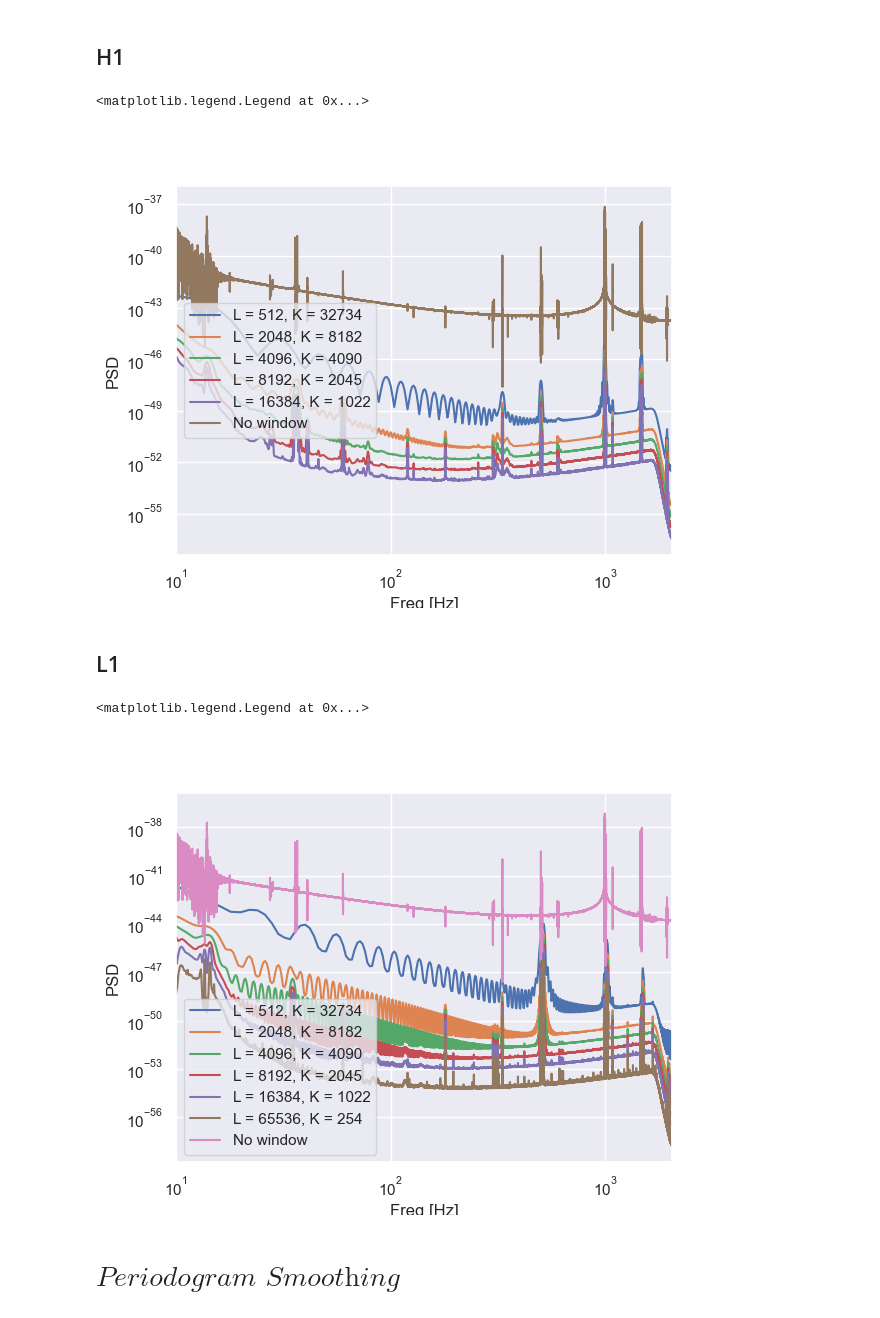
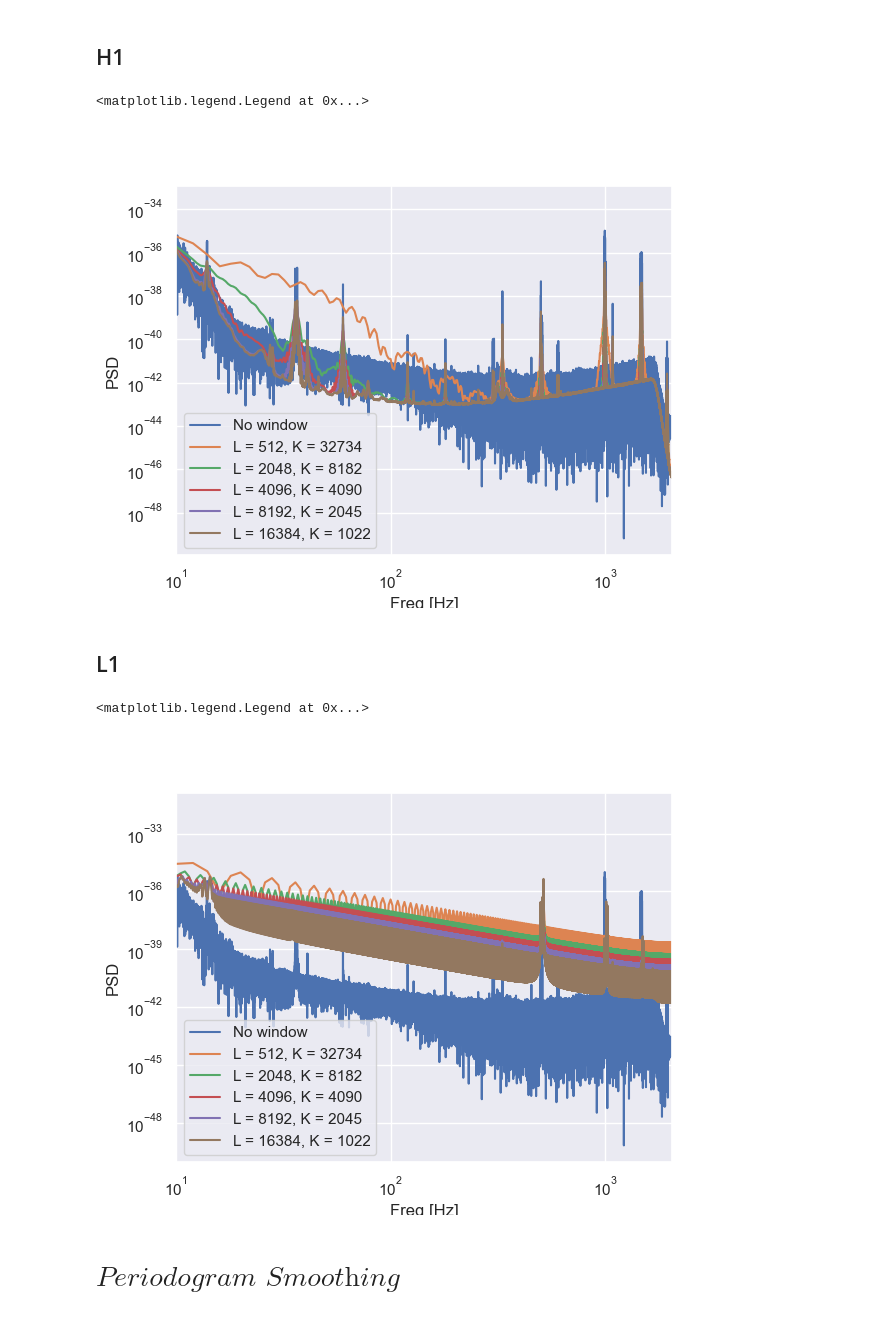
Before and after one commit to GonzaLinares/PASA_TP1, a Jupyter notebook: main.ipynb, the cells around one changed output. Drawn from its saved outputs; the diff is of its cells as text; code cells hidden in the pictures.

```diff
--- a/main.ipynb
+++ b/main.ipynb
@@ -143,7 +151,7 @@ plt.plot(lags, rv)
 # %% [markdown]
 Esta autocorrelacion se realiza a traves del camino de la fft utilizando todas las muestras presentes luego del evento del dataset de 4096 segundos. Se puede ver que la correlacion es mas alta dentro de un intervalo de aproximadamente 30 seg y luego se achica y parece permanecer con una amplitud mas pequeña en comparacion con el centro. Esto no necesariamente indica que las muestras sean poco correlacionadas en ventanas de 30 seg ya que no se puede asegurar la estacionaridad de la señal en el intervalo de tiempo utilizado. En caso de que fuera estacionario, este resultado es evidencia de que para intervalos de mas de 30 seg la correlacion es bastante menor.
 # %%
-psd_freq, psd = PSD(strain_H1_after_noise)
+psd_freq, psd = PSD(strain_H1_after_noise[0: 100*fs], 1.5)
 plt.figure()
 plt.plot(psd_freq, psd)
 
@@ -151,5 +159,5 @@ plt.xscale('log')
 plt.yscale('log')
 plt.xlabel('Freq [Hz]')
 plt.ylabel('PSD')
-plt.xlim(10, 512)
+plt.xlim(10, fs/2)
 # %% [output]
@@ -166,21 +174,23 @@ def periodogram_averaging(data, seg_size, padding_multiplier, window):
     periodogram = np.zeros(len(freqs))
     for i in range(len(dataChunks)):
         # Se van agregando al promediado los periodogramas de cada bloque calculado a partir de la FFT del señal en el tiempo
-        periodogram = periodogram + np.abs(rfft(dataChunks[i], fftwindowSize)*2/fftwindowSize)**2/(fftwindowSize*len(dataChunks))
+        periodogram = periodogram + np.abs(rfft(dataChunks[i], fftwindowSize))**2/(seg_size*len(dataChunks))
 
     return freqs, periodogram, len(dataChunks)
 # %% [markdown]
 ## H1
 # %%
+
 plt.figure()
+plt.plot(psd_freq, psd, label="No window")
 for size in [512, 2048, 4096, 8192, 16384]:
-    window = sg.windows.bartlett
+    window = lambda x: sg.windows.boxcar
     freqs, after_preiodogram, Kaf = periodogram_averaging(strain_H1_after_noise, size, 4, window)
     freqs, bf_preiodogram, Kbf = periodogram_averaging(strain_H1_before_noise, size, 4, window)
     mean_periodogram = (after_preiodogram + bf_preiodogram)/2
     plt.plot(freqs, mean_periodogram, label=f"L = {size}, K = {Kaf + Kbf}")
 
-plt.plot(psd_freq, psd, label="No window")
+
 plt.xscale('log')
 plt.yscale('log')
 plt.xlabel('Freq [Hz]')
@@ -189,10 +199,10 @@ plt.xlim(10, fs/2)
 plt.legend()
 # %% [output]
 <matplotlib.legend.Legend at 0x...>
-[figure, old version]
+[figure, new version]
 # %%
-size = 8192
-window = sg.windows.bartlett
+size =16384
+window = sg.windows.boxcar
 freqs, after_preiodogram, Kaf = periodogram_averaging(strain_H1_after_noise, size, 4, window)
 paH1freqs, bf_preiodogram, Kbf = periodogram_averaging(strain_H1_before_noise, size, 4, window)
 Rxpa_estH1 = (after_preiodogram + bf_preiodogram)/2
@@ -200,21 +210,21 @@ Rxpa_estH1 = (after_preiodogram + bf_preiodogram)/2
 ## L1
 # %%
 plt.figure()
-for size in [512, 2048, 4096, 8192, 16384, 2**16]:
-    window = sg.windows.bartlett
+plt.plot(psd_freq, psd, label="No window")
+for size in [512, 2048, 4096, 8192, 16384]:
+    window = sg.windows.boxcar
     freqs, after_preiodogram, Kaf = periodogram_averaging(strain_L1_after_noise, size, 4, window)
     freqs, bf_preiodogram, Kbf = periodogram_averaging(strain_L1_before_noise, size, 4, window)
     mean_periodogram = (after_preiodogram + bf_preiodogram)/2
     plt.plot(freqs, mean_periodogram, label=f"L = {size}, K = {Kaf + Kbf}")
 
-plt.plot(psd_freq, psd, label="No window")
 plt.xscale('log')
 plt.yscale('log')
 plt.xlabel('Freq [Hz]')
 plt.ylabel('PSD')
 plt.xlim(10, fs/2)
 plt.legend()
 # %% [output]
 <matplotlib.legend.Legend at 0x...>
-[figure, old version]
+[figure, new version]
 # %%
```
Also changed, not shown: parts of 16 cells of this notebook.
